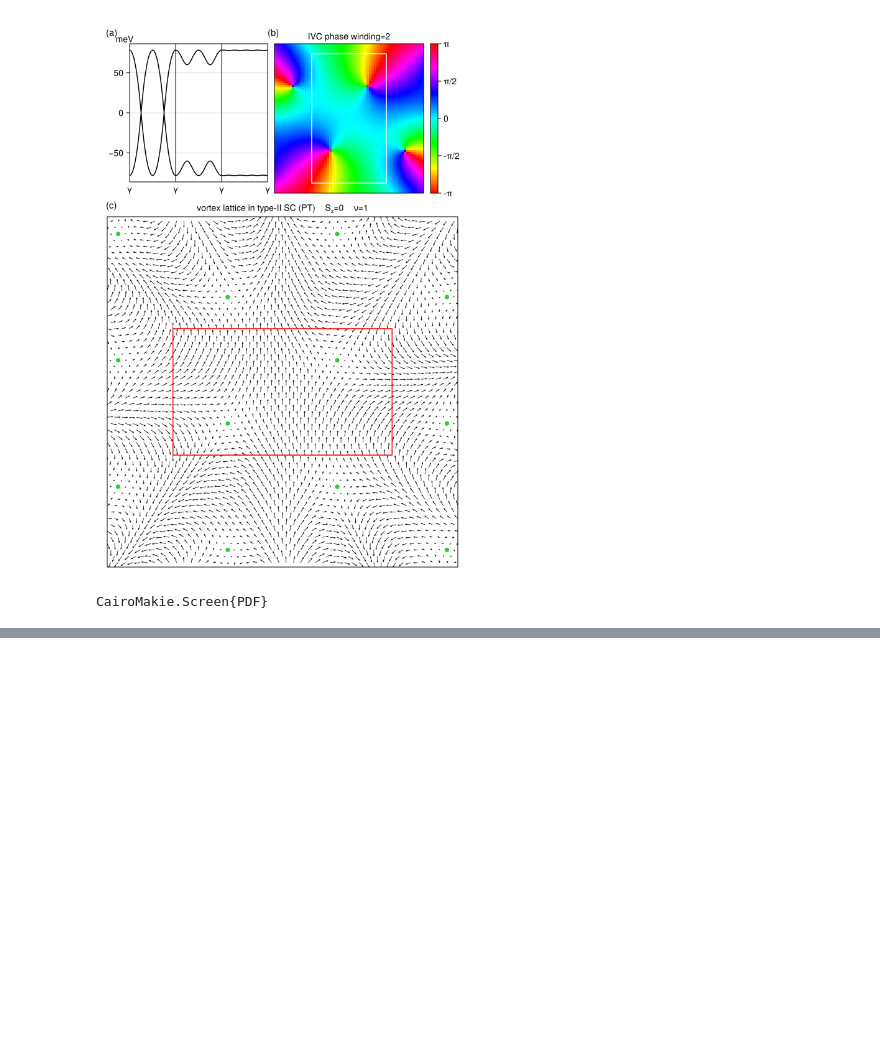
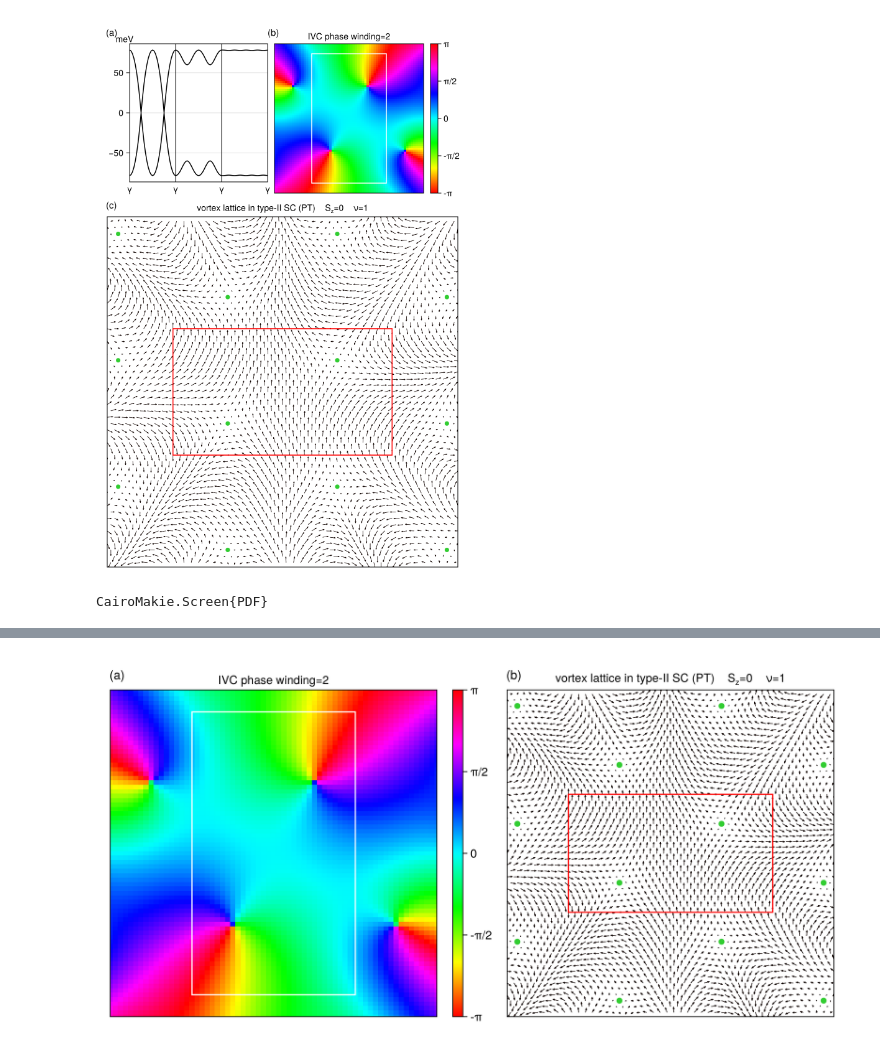
Before and after one commit to Zou-Bo/MoireIVC.jl, a Jupyter notebook: publication figures/AbrikosovVortexLattice.ipynb, the cells around one changed output, grey strips where cells are left out. Cells and saved outputs as stored; diff of their text form; code cells hidden in the pictures; blank space fills up the shorter version.

```diff
--- a/publication figures/AbrikosovVortexLattice.ipynb
+++ b/publication figures/AbrikosovVortexLattice.ipynb
@@ -12,8 +12,8 @@ Threads.nthreads()
 # %%
 @show LLHF.define_MoTe2system().B
 AVL_sys = LLHF.LLHFSysPara(
-    ϵ = 4,
-    a_Moire = 0.352nm/2.0/sind(2.1/2.0) / sqrt(2.0),
+    ϵ = 5,
+    a_Moire = 0.352nm/2.0/sind(2.1/2.0) * sqrt(1.5),
     D = 20nm,
     ratio12 = sqrt(3.0),
     cosθ = 0.0,
@@ -37,6 +36,6 @@ sym = [LLHF.Trans(1,1); LLHF.PT(0,:PT)];
     error_tolerance = 1E-10, max_iter_times = 100,
     post_process_times = 100, post_procession = sym,
     complusive_mixing=false, complusive_mixing_rate=0.5,
-    stepwise_output = true, final_output = true
+    stepwise_output = false, final_output = true
 );
 # %% [output]
@@ -216,3 +199,55 @@ AVL_plot
 save("AbrikosovVL.pdf", AVL_plot)
 # %% [output]
 CairoMakie.Screen{PDF}
+# %%
+AVL_plot2 = Figure(size = (900, 450))
+
+
+
+ax_phase = Axis(AVL_plot2[1,1], aspect = DataAspect(),
+    subtitle = "IVC phase winding=2",
+    xticksvisible = false, xticklabelsvisible = false,
+    yticksvisible = false, yticklabelsvisible = false,
+)
+plot_rect_phase!(ax_phase, ρ_AVL; para=num_para,)
+Colorbar(AVL_plot2[1,2], colormap = LLHF_Plot.phase_color,
+    colorrange = (-pi,pi),
+    ticks = (-pi:0.5pi:pi, ["-π","-π/2","0","π/2","π"]),
+    alignmode = Outside()
+)
+
+ax_realspace = Axis(AVL_plot2[1,3], aspect = 1.0,
+    subtitle = rich("vortex lattice in type-II SC (PT)",
+        "    S", subscript("z"), "=0    ν=1"
+    ),
+    xticksvisible = false, yticksvisible = false,
+    xgridvisible = false, ygridvisible = false,
+    xticklabelsvisible = false, yticklabelsvisible = false,
+)
+ar_T = LLHF_plot_realspace!(ax_realspace, ρ_AVL;
+    para = num_para, N = N_arrows, inputdata = data,
+    xlimits = (-0.8,0.8), ylimits = (-0.8,0.8),
+    arrowscale = 1, arrowsize = 3, arrowcolor = :n,
+    text = false, linewidth = 0.5
+)
+Cx = 0.25
+Cy = Cx/sqrt(3.0)
+scatter!(ax_realspace,
+    Cx.*[-3;-3;-3;-1;-1;-1], Cy.*[-3;1;5;-5;-1;3], markersize = 10, color = :limegreen,
+)
+scatter!(ax_realspace,
+    Cx.*[1;1;1;3;3;3], Cy.*[-3;1;5;-5;-1;3], markersize = 10, color = :limegreen,
+)
+
+for (label,i,j) in zip(["(a)", "(b)"],
+    [1;1], [1;3]
+)
+    Label(AVL_plot2[i,j,Top()], label,
+        fontsize = 15, font = "TeX Gyre Heros",
+        padding = (0, 0, 10, 0),
+        halign = :left, valign = :top,
+    )
+end
+
+AVL_plot2
+# %% [output]
@@ -218,0 +258 @@ CairoMakie.Screen{PDF}
+[figure, added]
```
Also changed, not shown: parts of 6 cells of this notebook, 3 other files.
